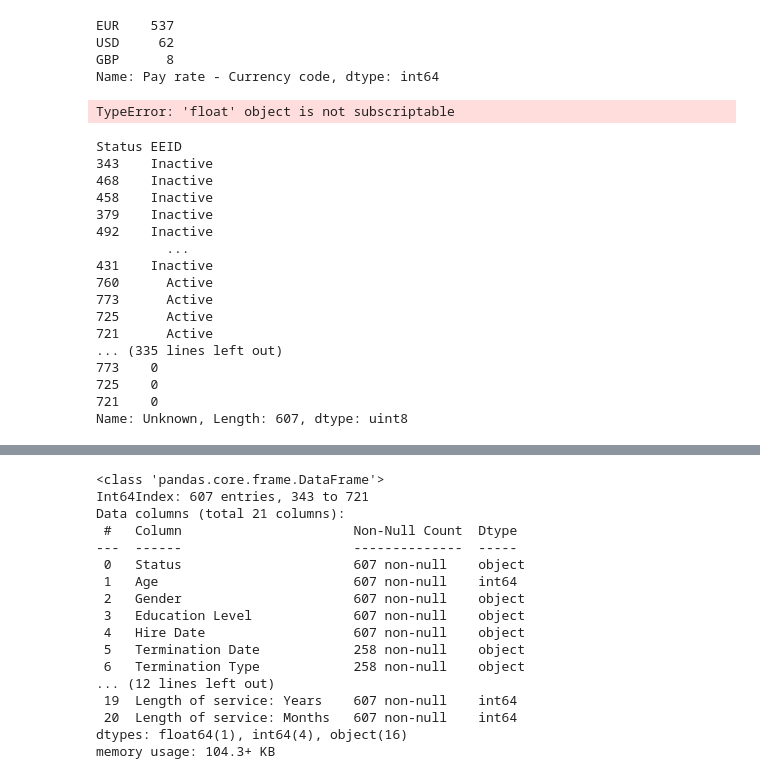
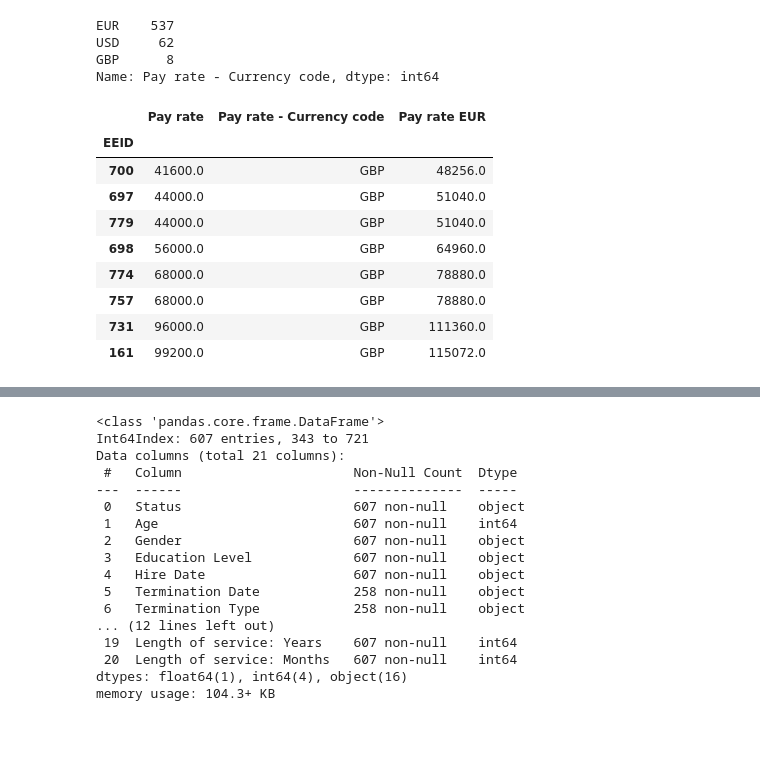
Before and after one commit to ta-datapt-bcn/project-statistical-analysis, a Jupyter notebook: julia-code.ipynb, the cells around one changed output, grey strips where cells are left out. Cells and saved outputs as stored; diff of their text form; code cells hidden in the pictures; blank space fills up the shorter version.

Commit message:
converted pay rates

```diff
--- a/julia-code.ipynb
+++ b/julia-code.ipynb
@@ -161,30 +161,29 @@ Name: Pay rate - Currency code, dtype: int64
 # %%
 # convertir todos los salarios a euros: 1USD = 0.82€, 1GBP = 1,16€
 # %%
-df['Pay rate'].apply(lambda x: x*0.82 if x['Pay rate - Currency code'] == 'USD' else x)
+# df['Pay rate'].apply(lambda x: x*0.82 if x['Pay rate - Currency code'] == 'USD' else x)
-# %% [output]
-TypeError: 'float' object is not subscriptable
 # %%
-for idx, row in df.iteritems():
-    print(idx, row)
+# for idx, row in df.iteritems():
+#     print(idx, row)
 #    if row[idx,'Pay rate - Currency code'] == 'USD':
 #        row[idx,'Pay rate'] = row[idx,'Pay rate'] * 0.82
 #
-# %% [output]
-Status EEID
-343    Inactive
-468    Inactive
-458    Inactive
-379    Inactive
-492    Inactive
-         ...
-431    Inactive
-760      Active
-773      Active
-725      Active
-721      Active
-... (335 lines left out)
-773    0
-725    0
-721    0
-Name: Unknown, Length: 607, dtype: uint8
+# %%
+df['Pay rate EUR'] = np.where(df['Pay rate - Currency code'] == 'USD', df['Pay rate'] * 0.82, df['Pay rate'])
+# también funcionaría con lo siguiente, pero me queda mas claro usando np.where: df.apply(lambda x: (x['Pay rate'] * 0.82) if x['Pay rate - Currency code'] == 'USD' else x['Pay rate'], axis=1)
+# %%
+df['Pay rate EUR'] = np.where(df['Pay rate - Currency code'] == 'GBP', df['Pay rate'] * 1.16, df['Pay rate EUR'])
+# %%
+# Para comprobar que está bien:
+df[['Pay rate', 'Pay rate - Currency code', 'Pay rate EUR']][df['Pay rate - Currency code'] == 'GBP']
+# %% [output]
+|  | Pay rate | Pay rate - Currency code | Pay rate EUR |
+| EEID |  |  |  |
+| 700 | 41600.0 | GBP | 48256.0 |
+| 697 | 44000.0 | GBP | 51040.0 |
+| 779 | 44000.0 | GBP | 51040.0 |
+| 698 | 56000.0 | GBP | 64960.0 |
+| 774 | 68000.0 | GBP | 78880.0 |
+| 757 | 68000.0 | GBP | 78880.0 |
+| 731 | 96000.0 | GBP | 111360.0 |
+| 161 | 99200.0 | GBP | 115072.0 |
```
Also changed, not shown: parts of 3 cells of this notebook, 2 other files.
